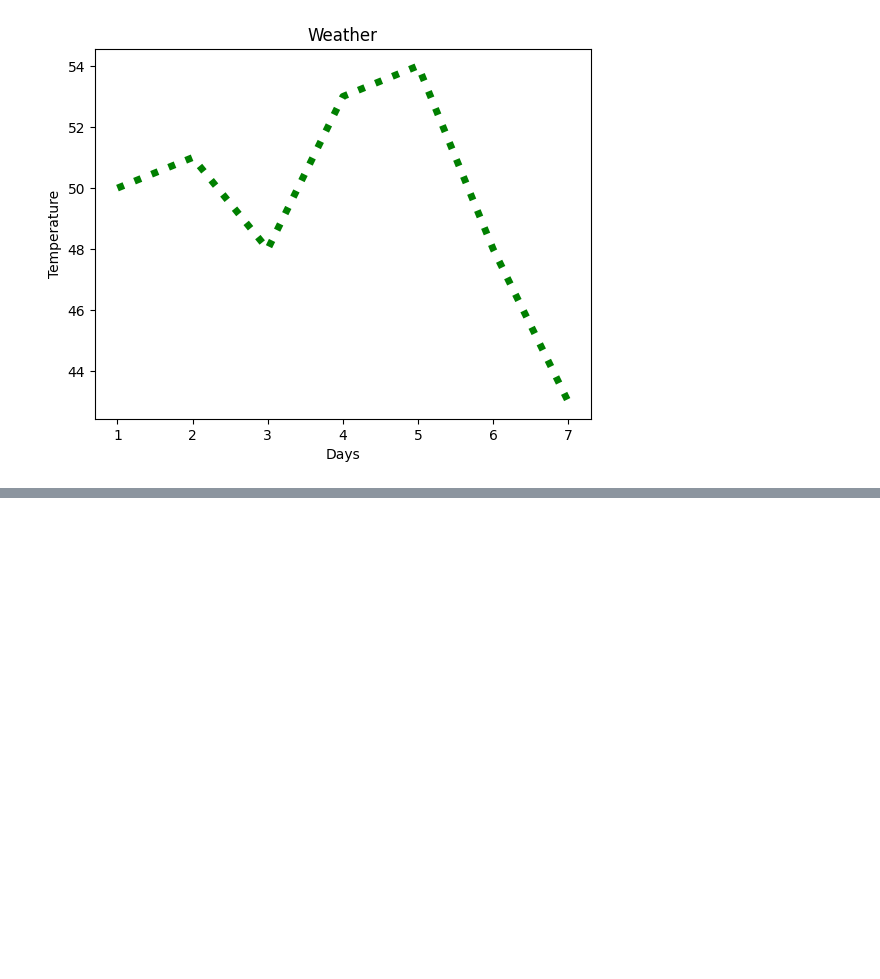
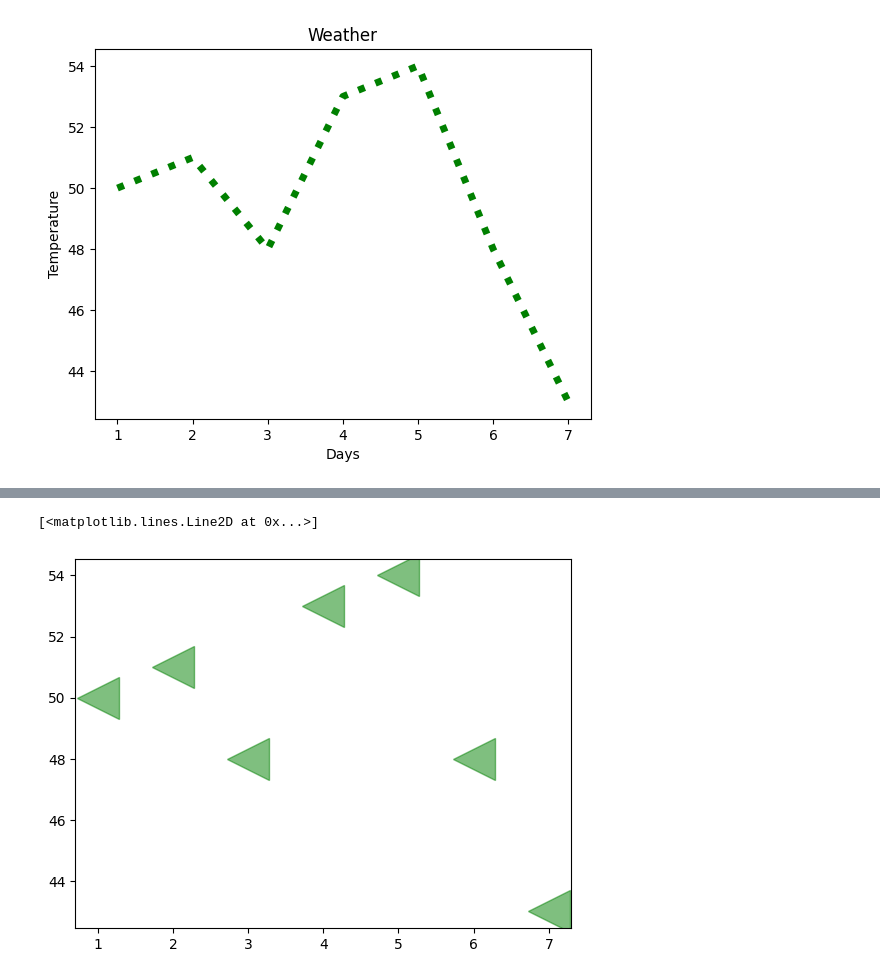
Before and after one commit to NarendarB0152/VignanUniversityWorkShop, a Jupyter notebook: Matplotlib/Matplotlib.ipynb, the cells around one changed output, grey strips where cells are left out. Saved outputs shown, nothing was run; the diff lists cells and outputs as text; code cells hidden in the pictures; blank space fills up the shorter version.

```diff
--- a/Matplotlib/Matplotlib.ipynb
+++ b/Matplotlib/Matplotlib.ipynb
@@ -16,0 +29,5 @@ plt.plot(x,y,color="green",linewidth=5,linestyle="dotted")
+# %%
+plt.plot(x,y,'g<',alpha=0.5,markersize=30)
+# %% [output]
+[<matplotlib.lines.Line2D at 0x...>]
+[figure, added]
```
Also changed, not shown: parts of 5 cells of this notebook.
